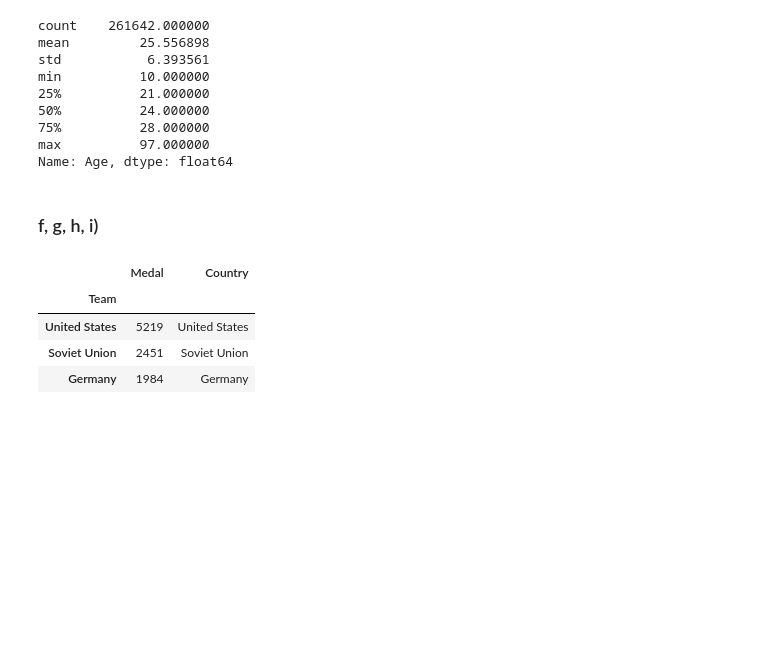
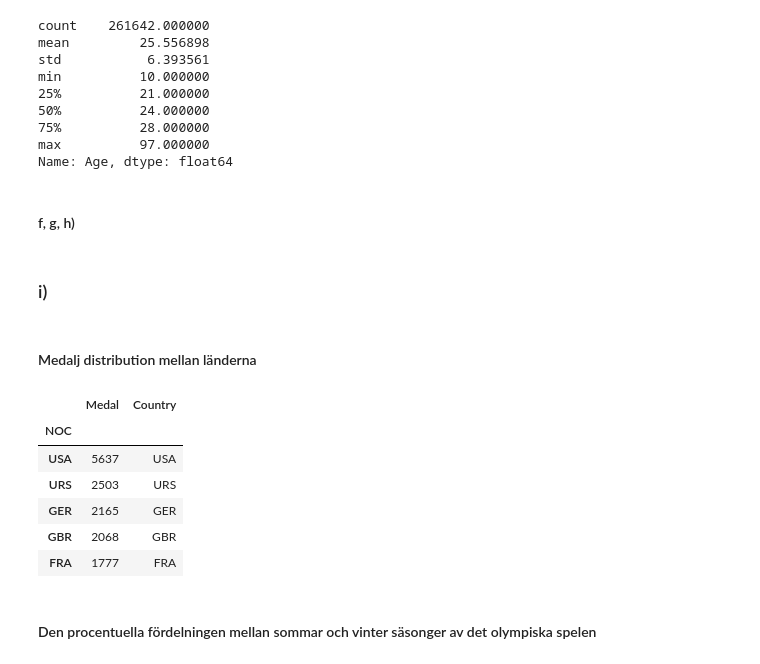
Before and after one commit to smlatic/Dashboard-Olympics-project, a Jupyter notebook: upg0.ipynb, the cells around one changed output. Cells and saved outputs as stored; diff of their text form; code cells hidden in the pictures; blank space fills up the shorter version.

```diff
--- a/upg0.ipynb
+++ b/upg0.ipynb
@@ -70,4 +70,4 @@ min          10.000000
 max          97.000000
 Name: Age, dtype: float64
 # %% [markdown]
-### f, g, h, i)
+#### f, g, h)
@@ -79,18 +74,21 @@ Name: Age, dtype: float64
+# %% [markdown]
+### i)
+# %% [markdown]
+#### Medalj distribution mellan länderna
 # %%
-#Vilka 3 länder har fått flest guld??
-
-medals = olympic_data.groupby("Team")['Medal'].count()
+medals = olympic_data.groupby("NOC")['Medal'].count()
 top_medals = medals.sort_values(ascending=False)
 
-top3 = pd.DataFrame(top_medals.head(3))
+top50 = pd.DataFrame(top_medals.iloc[:50])
 
-
-top3['Country'] = top3.index
-top3
+top50['Country'] = top50.index
+top50.head()
 # %% [output]
 |  | Medal | Country |
-| Team |  |  |
-| United States | 5219 | United States |
-| Soviet Union | 2451 | Soviet Union |
-| Germany | 1984 | Germany |
+| NOC |  |  |
+| USA | 5637 | USA |
+| URS | 2503 | URS |
+| GER | 2165 | GER |
+| GBR | 2068 | GBR |
+| FRA | 1777 | FRA |
 # %%
@@ -104,4 +102,6 @@ fig = px.bar(
 fig.show()
+# %% [markdown]
+#### Den procentuella fördelningen mellan sommar och vinter säsonger av det olympiska spelen
 # %%
 num_of_olympic_years = olympic_data.drop_duplicates(subset=['Year'], keep='first')
 
```
Also changed, not shown: parts of 3 cells of this notebook.
